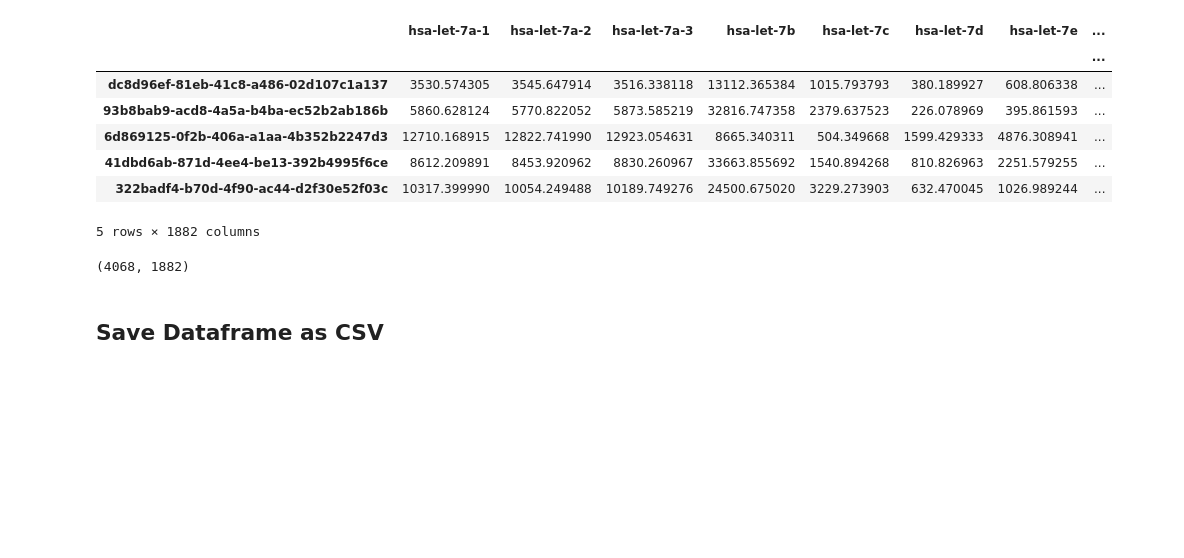
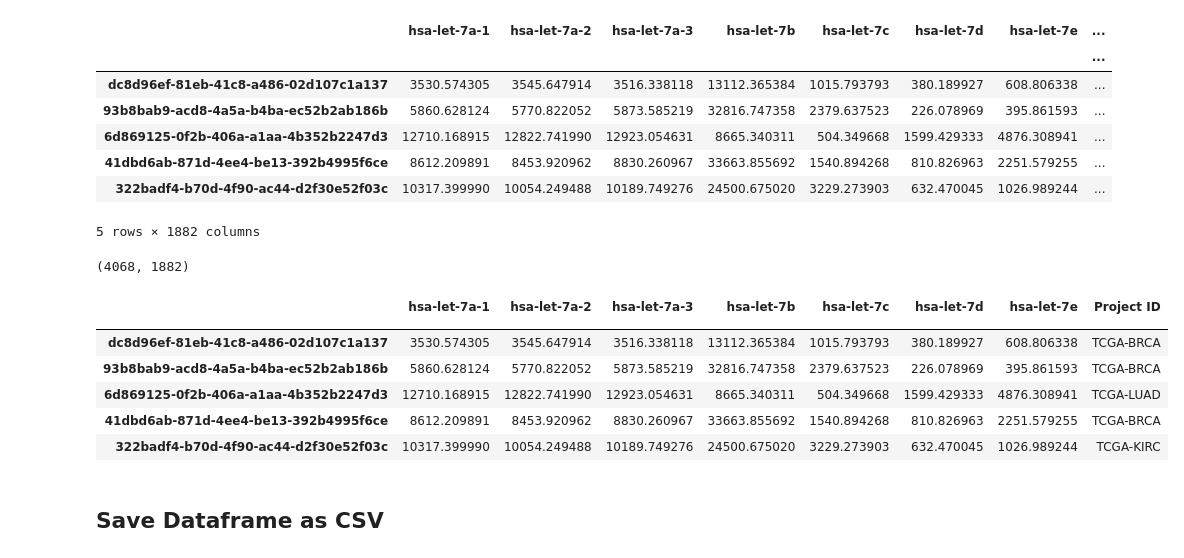
Before and after one commit to surajsakaram/Capstone, a Jupyter notebook: code/01_Raw_Data_Processing.ipynb, the cells around one changed output. Cells and saved outputs as stored; diff of their text form; code cells hidden in the pictures; blank space fills up the shorter version.

```diff
--- a/code/01_Raw_Data_Processing.ipynb
+++ b/code/01_Raw_Data_Processing.ipynb
@@ -230,6 +230,17 @@ merge_df.head()
 merge_df.shape
 # %% [output]
 (4068, 1882)
+# %%
+merge_df[['hsa-let-7a-1', 'hsa-let-7a-2', 'hsa-let-7a-3', 'hsa-let-7b', \
+          'hsa-let-7c', 'hsa-let-7d', 'hsa-let-7e', 'Project ID']].head()
+# %% [output]
+|  | hsa-let-7a-1 | hsa-let-7a-2 | hsa-let-7a-3 | hsa-let-7b | hsa-let-7c | hsa-let-7d | hsa-let-7e | Project ID |
+|  |  |  |  |  |  |  |  |  |
+| dc8d96ef-81eb-41c8-a486-02d107c1a137 | 3530.574305 | 3545.647914 | 3516.338118 | 13112.365384 | 1015.793793 | 380.189927 | 608.806338 | TCGA-BRCA |
+| 93b8bab9-acd8-4a5a-b4ba-ec52b2ab186b | 5860.628124 | 5770.822052 | 5873.585219 | 32816.747358 | 2379.637523 | 226.078969 | 395.861593 | TCGA-BRCA |
+| 6d869125-0f2b-406a-a1aa-4b352b2247d3 | 12710.168915 | 12822.741990 | 12923.054631 | 8665.340311 | 504.349668 | 1599.429333 | 4876.308941 | TCGA-LUAD |
+| 41dbd6ab-871d-4ee4-be13-392b4995f6ce | 8612.209891 | 8453.920962 | 8830.260967 | 33663.855692 | 1540.894268 | 810.826963 | 2251.579255 | TCGA-BRCA |
+| 322badf4-b70d-4f90-ac44-d2f30e52f03c | 10317.399990 | 10054.249488 | 10189.749276 | 24500.675020 | 3229.273903 | 632.470045 | 1026.989244 | TCGA-KIRC |
 # %% [markdown]
 ## Save Dataframe as CSV
 # %%
```
Also changed, not shown: 2 other files.
